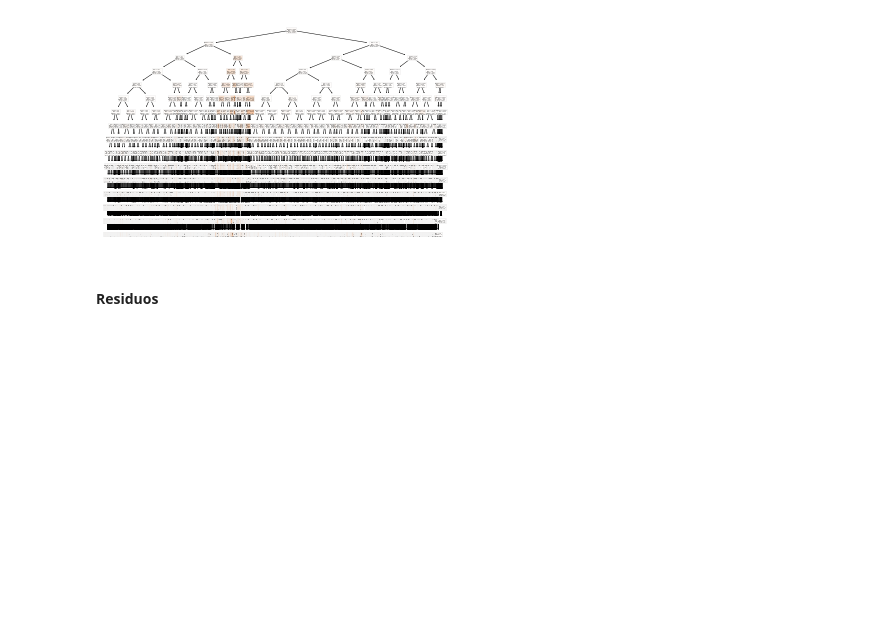
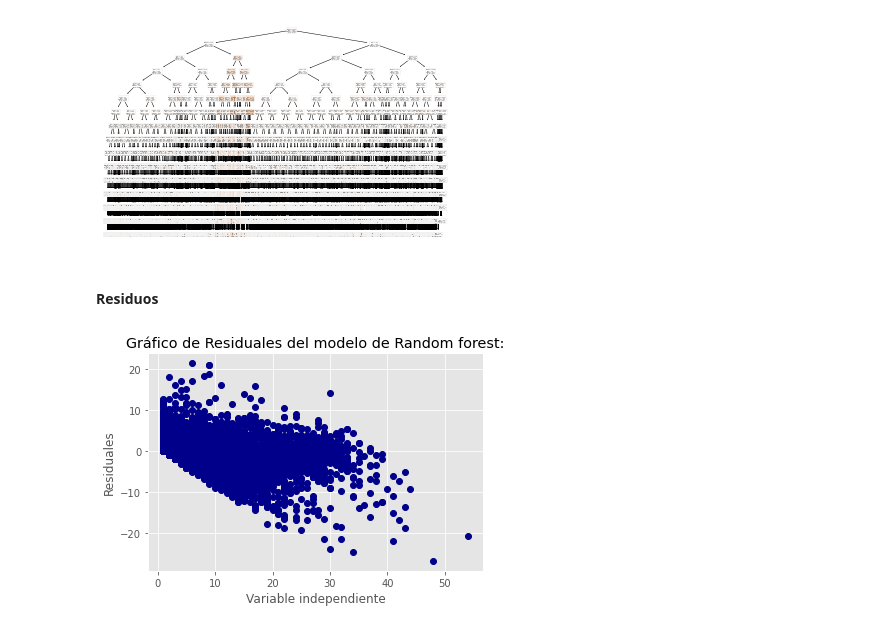
Before and after one commit to Orlando19943/Proyecto1-DM, a Jupyter notebook: predictions.ipynb, the cells around one changed output. Saved outputs shown, nothing was run; the diff lists cells and outputs as text; code cells hidden in the pictures; blank space fills up the shorter version.

```diff
--- a/predictions.ipynb
+++ b/predictions.ipynb
@@ -341,0 +329,9 @@ plt.show()
+# %%
+plt.plot(target_test,residuales, 'o', color='darkblue')
+plt.title("Gráfico de Residuales del modelo de Random forest:")
+plt.xlabel("Variable independiente")
+plt.ylabel("Residuales")
+plt.show()
+# %%
+# %% [output]
+[figure, added]
```
Also changed, not shown: parts of 3 cells of this notebook.
